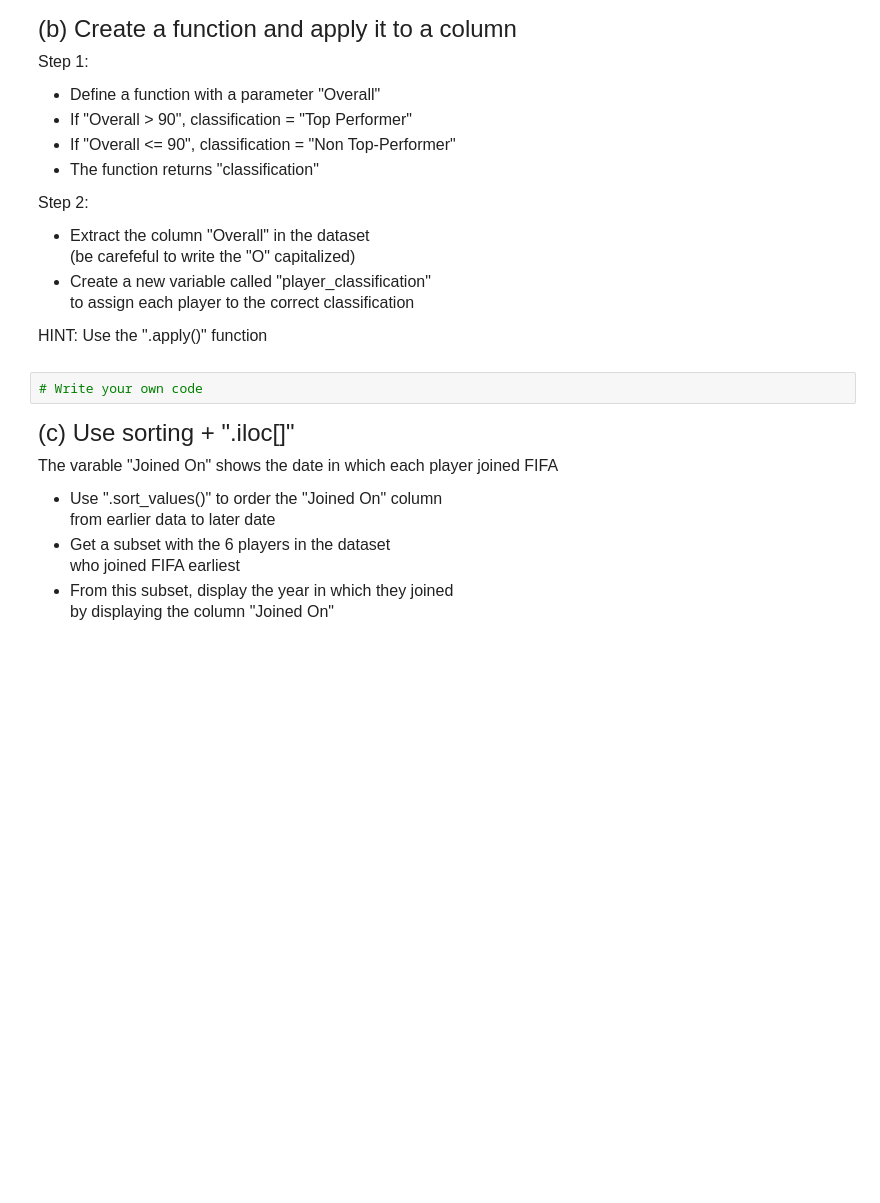
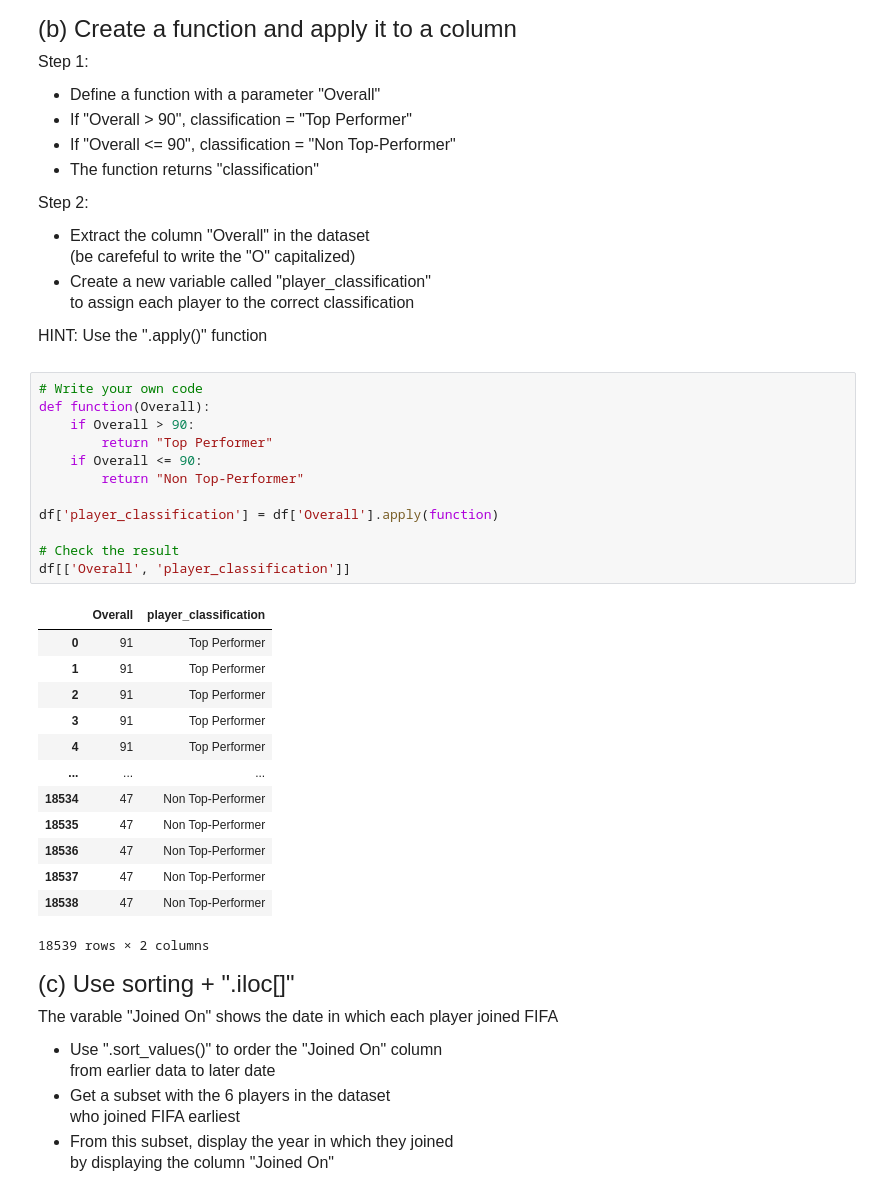
Before and after one commit to lucyliubinggan/qtm151-quiz02, a Jupyter notebook: quiz02.ipynb, the cells around one changed output. Drawn from its saved outputs; the diff is of its cells as text; blank space fills up the shorter version.

```diff
--- a/quiz02.ipynb
+++ b/quiz02.ipynb
@@ -78,8 +112,32 @@ Step 2:
 to assign each player to the correct classification
 
 HINT: Use the ".apply()" function
-# %%
-# Write your own code
+# %%
+# Write your own code
+def function(Overall):
+    if Overall > 90:
+        return "Top Performer"
+    if Overall <= 90:
+        return "Non Top-Performer"
+
+df['player_classification'] = df['Overall'].apply(function)
+
+# Check the result
+df[['Overall', 'player_classification']]
+# %% [output]
+|  | Overall | player_classification |
+| 0 | 91 | Top Performer |
+| 1 | 91 | Top Performer |
+| 2 | 91 | Top Performer |
+| 3 | 91 | Top Performer |
+| 4 | 91 | Top Performer |
+| ... | ... | ... |
+| 18534 | 47 | Non Top-Performer |
+| 18535 | 47 | Non Top-Performer |
+| 18536 | 47 | Non Top-Performer |
+| 18537 | 47 | Non Top-Performer |
+| 18538 | 47 | Non Top-Performer |
+18539 rows × 2 columns
 # %% [markdown]
 <font size = "5">
 
```
Also changed, not shown: parts of 15 cells of this notebook.
